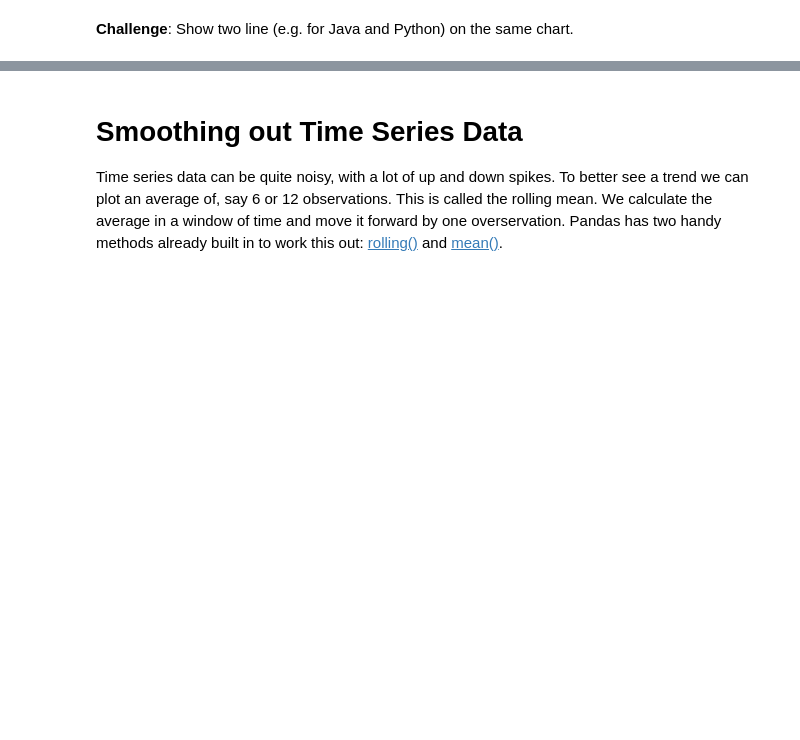
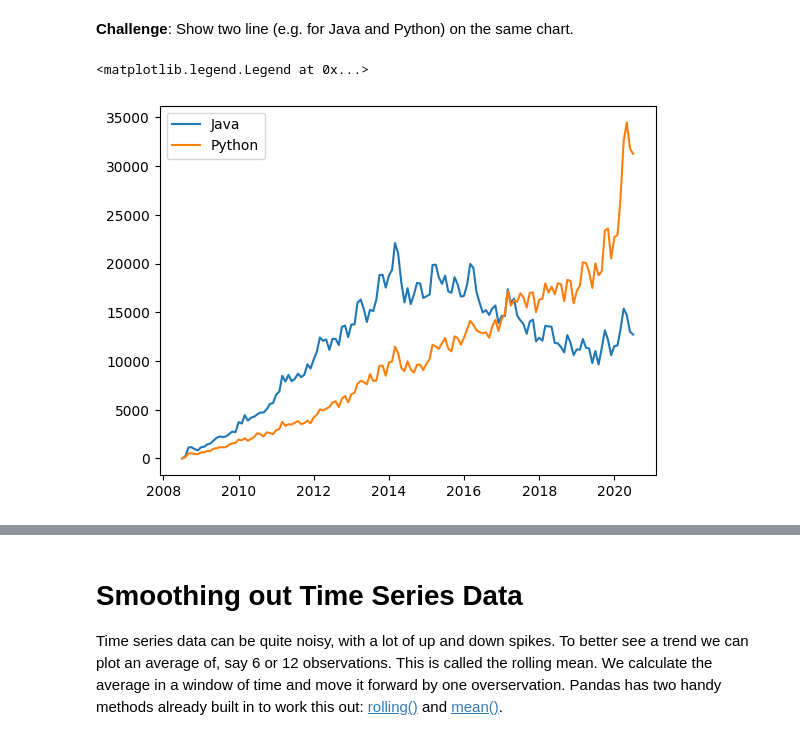
Before and after one commit to thandora/100-days-of-code-udemy, a Jupyter notebook: day-072-popular-prog-languages/main.ipynb, the cells around one changed output, grey strips where cells are left out. Saved outputs shown, nothing was run; the diff lists cells and outputs as text; code cells hidden in the pictures; blank space fills up the shorter version.

```diff
--- a/day-072-popular-prog-languages/main.ipynb
+++ b/day-072-popular-prog-languages/main.ipynb
@@ -204,2 +360,9 @@ test_df
 # %% [markdown]
 **Challenge**: Show two line (e.g. for Java and Python) on the same chart.
+# %%
+plt.plot(reshaped_df["java"], label="Java")
+plt.plot(reshaped_df["python"], label="Python")
+plt.legend()
+# %% [output]
+<matplotlib.legend.Legend at 0x...>
+[figure, added]
```
Also changed, not shown: parts of 18 cells of this notebook.
